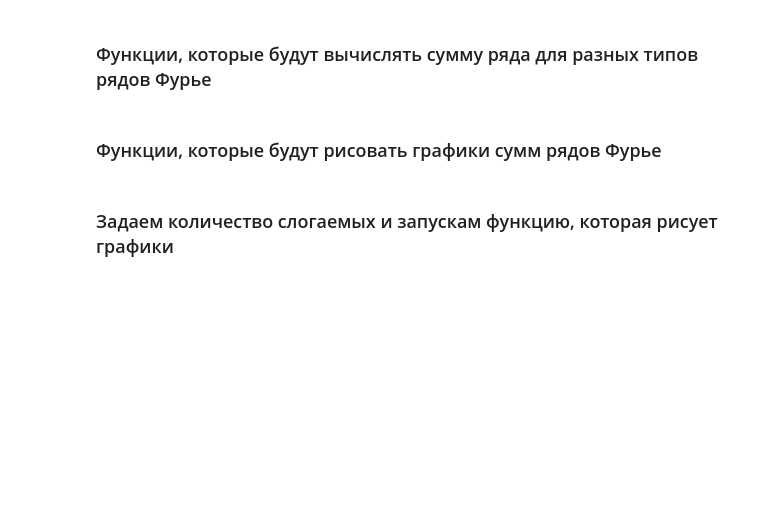
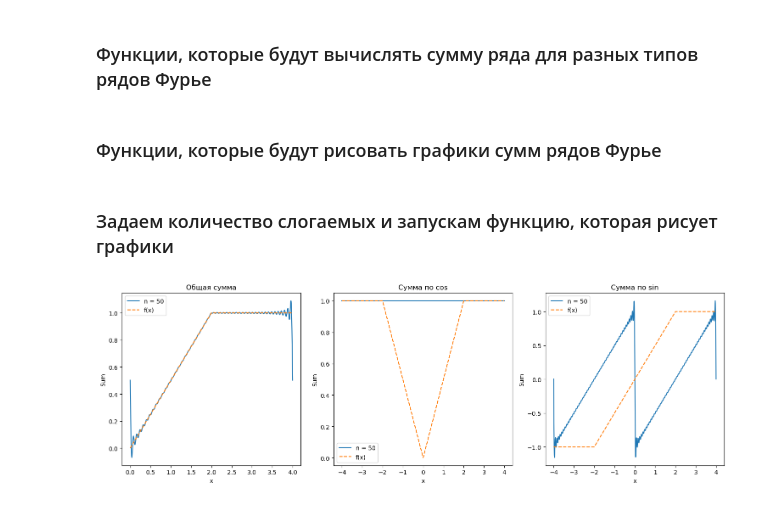
Before and after one commit to zeroking783/matan_lab_2_sem_2, a Jupyter notebook: Untitled.ipynb, the cells around one changed output. Cells and saved outputs as stored; diff of their text form; code cells hidden in the pictures; blank space fills up the shorter version.

```diff
--- a/Untitled.ipynb
+++ b/Untitled.ipynb
@@ -57,6 +57,18 @@ def a_k(k):
 
 def b_k(k):
     return -(1 / (np.pi * k))
+
+def a_k_cos_sin(k):
+    if k == 0:
+        return 2
+    else:
+        return 0
+
+def b_k_cos_sin(k):
+    if k == 0:
+        return 0
+    else:
+        return (-2) / (np.pi * k)
 # %% [markdown]
 ### Создаю массив, который наполнен значениями x
 # %%
@@ -66,17 +78,17 @@ x = np.linspace(0, 4, 1000)
 ### Функции, которые будут вычислять сумму ряда для разных типов рядов Фурье
 # %%
 def partial_sum_cosines(n, x_cos_sin):
-    a0 = a_k(0)
+    a0 = a_k_cos_sin(0)
     sum_cos = (a0 / 2) * np.ones_like(x_cos_sin)
     for k in range(1, n + 1):
-        ak = a_k(k)
-        sum_cos += ak * np.cos((np.pi * k * x_cos_sin) / 2)
+        ak = a_k_cos_sin(k)
+        sum_cos += 0
     return sum_cos
 
 def partial_sum_sines(n, x_cos_sin):
     sum_sin = np.zeros_like(x_cos_sin)
     for k in range(1, n + 1):
-        bk = b_k(k)
+        bk = b_k_cos_sin(k)
         sum_sin += bk * np.sin((np.pi * k * x_cos_sin) / 2)
     return sum_sin
 
@@ -123,5 +135,7 @@ def plot_partial_sums(n):
 # %% [markdown]
 ### Задаем количество слогаемых и запускам функцию, которая рисует графики
 # %%
-n = 100
+n = 50
 plot_partial_sums(n)
+# %% [output]
+[figure, added]
```
